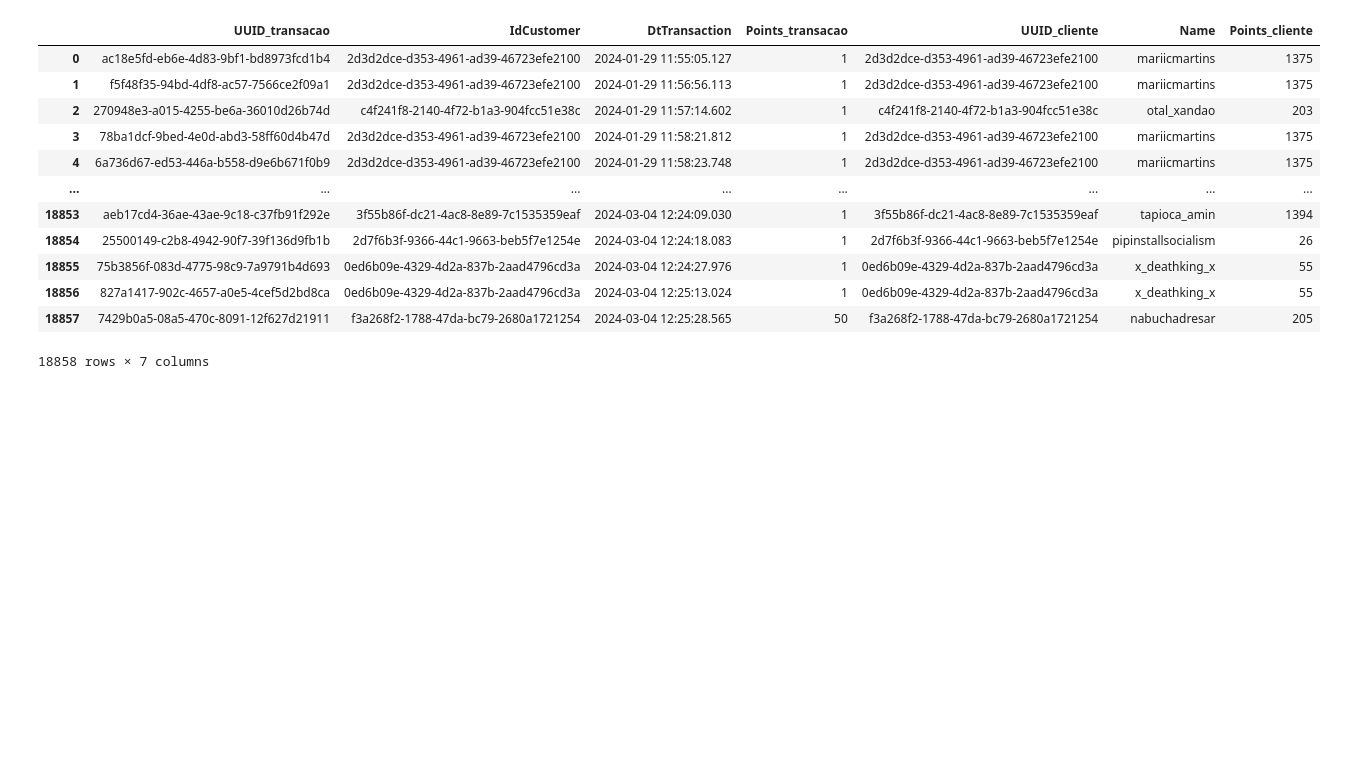
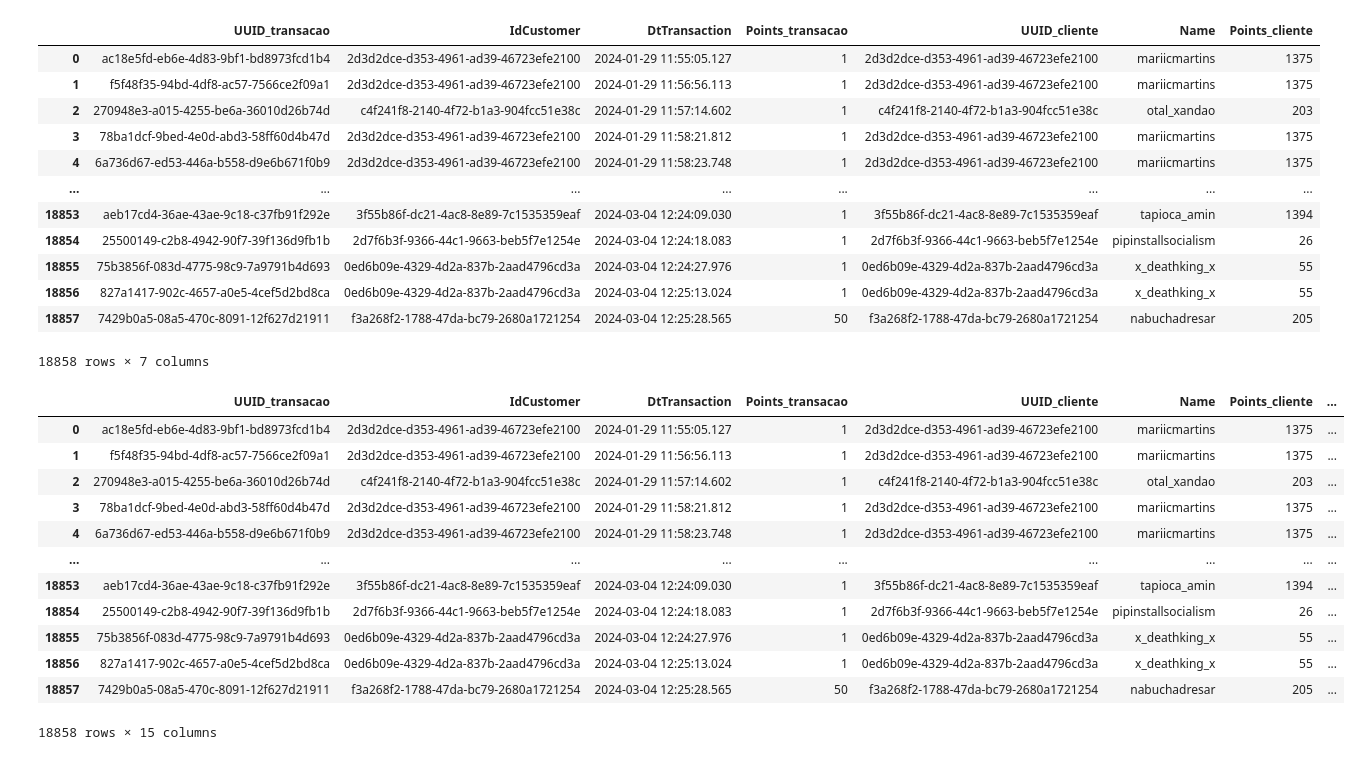
Before and after one commit to lcsigzs/Pandas, a Jupyter notebook: dia05/merge_2.ipynb, the cells around one changed output. Cells and saved outputs as stored; diff of their text form; code cells hidden in the pictures; blank space fills up the shorter version.

```diff
--- a/dia05/merge_2.ipynb
+++ b/dia05/merge_2.ipynb
@@ -34,3 +34,6 @@ df_transactions
 | 23500 | 7429b0a5-08a5-470c-8091-12f627d21911 | f3a268f2-1788-47da-bc79-2680a1721254 | 2024-03-04 12:25:28.565 | 50 |
 | 23501 | 07d25502-18a9-4107-b4af-9b5ba8b5a46d | 5f8fcbe0-6014-43f8-8b83-38cf2f4887b3 | 2024-03-04 12:26:03.369 | 1 |
 23502 rows × 4 columns
+# %%
+df_transactions_product = pd.read_parquet("../data/transactions_cart.parquet")
+df_transactions_product
@@ -37,10 +54,11 @@ df_transactions
 # %%
-df_transactions.merge(df_customers,
+df_join = df_transactions.merge(df_customers,
                       how="inner",
                       left_on="IdCustomer",
                       right_on="UUID",
                       suffixes=('_transacao', '_cliente'),
                      )
+df_join
 # %% [output]
 |  | UUID_transacao | IdCustomer | DtTransaction | Points_transacao | UUID_cliente | Name | Points_cliente |
 | 0 | ac18e5fd-eb6e-4d83-9bf1-bd8973fcd1b4 | 2d3d2dce-d353-4961-ad39-46723efe2100 | 2024-01-29 11:55:05.127 | 1 | 2d3d2dce-d353-4961-ad39-46723efe2100 | mariicmartins | 1375 |
@@ -55,3 +73,24 @@ df_transactions.merge(df_customers,
 | 18856 | 827a1417-902c-4657-a0e5-4cef5d2bd8ca | 0ed6b09e-4329-4d2a-837b-2aad4796cd3a | 2024-03-04 12:25:13.024 | 1 | 0ed6b09e-4329-4d2a-837b-2aad4796cd3a | x_deathking_x | 55 |
 | 18857 | 7429b0a5-08a5-470c-8091-12f627d21911 | f3a268f2-1788-47da-bc79-2680a1721254 | 2024-03-04 12:25:28.565 | 50 | f3a268f2-1788-47da-bc79-2680a1721254 | nabuchadresar | 205 |
 18858 rows × 7 columns
+# %%
+df_join = df_join.merge(df_transactions_product,
+              how = "inner",
+              left_on = "UUID_transacao",
+              right_on = "IdTransaction",
+             )
+df_join
+# %% [output]
+|  | UUID_transacao | IdCustomer | DtTransaction | Points_transacao | UUID_cliente | Name | Points_cliente | ... |
+| 0 | ac18e5fd-eb6e-4d83-9bf1-bd8973fcd1b4 | 2d3d2dce-d353-4961-ad39-46723efe2100 | 2024-01-29 11:55:05.127 | 1 | 2d3d2dce-d353-4961-ad39-46723efe2100 | mariicmartins | 1375 | ... |
+| 1 | f5f48f35-94bd-4df8-ac57-7566ce2f09a1 | 2d3d2dce-d353-4961-ad39-46723efe2100 | 2024-01-29 11:56:56.113 | 1 | 2d3d2dce-d353-4961-ad39-46723efe2100 | mariicmartins | 1375 | ... |
+| 2 | 270948e3-a015-4255-be6a-36010d26b74d | c4f241f8-2140-4f72-b1a3-904fcc51e38c | 2024-01-29 11:57:14.602 | 1 | c4f241f8-2140-4f72-b1a3-904fcc51e38c | otal_xandao | 203 | ... |
+| 3 | 78ba1dcf-9bed-4e0d-abd3-58ff60d4b47d | 2d3d2dce-d353-4961-ad39-46723efe2100 | 2024-01-29 11:58:21.812 | 1 | 2d3d2dce-d353-4961-ad39-46723efe2100 | mariicmartins | 1375 | ... |
+| 4 | 6a736d67-ed53-446a-b558-d9e6b671f0b9 | 2d3d2dce-d353-4961-ad39-46723efe2100 | 2024-01-29 11:58:23.748 | 1 | 2d3d2dce-d353-4961-ad39-46723efe2100 | mariicmartins | 1375 | ... |
+| ... | ... | ... | ... | ... | ... | ... | ... | ... |
+| 18853 | aeb17cd4-36ae-43ae-9c18-c37fb91f292e | 3f55b86f-dc21-4ac8-8e89-7c1535359eaf | 2024-03-04 12:24:09.030 | 1 | 3f55b86f-dc21-4ac8-8e89-7c1535359eaf | tapioca_amin | 1394 | ... |
+| 18854 | 25500149-c2b8-4942-90f7-39f136d9fb1b | 2d7f6b3f-9366-44c1-9663-beb5f7e1254e | 2024-03-04 12:24:18.083 | 1 | 2d7f6b3f-9366-44c1-9663-beb5f7e1254e | pipinstallsocialism | 26 | ... |
+| 18855 | 75b3856f-083d-4775-98c9-7a9791b4d693 | 0ed6b09e-4329-4d2a-837b-2aad4796cd3a | 2024-03-04 12:24:27.976 | 1 | 0ed6b09e-4329-4d2a-837b-2aad4796cd3a | x_deathking_x | 55 | ... |
+| 18856 | 827a1417-902c-4657-a0e5-4cef5d2bd8ca | 0ed6b09e-4329-4d2a-837b-2aad4796cd3a | 2024-03-04 12:25:13.024 | 1 | 0ed6b09e-4329-4d2a-837b-2aad4796cd3a | x_deathking_x | 55 | ... |
+| 18857 | 7429b0a5-08a5-470c-8091-12f627d21911 | f3a268f2-1788-47da-bc79-2680a1721254 | 2024-03-04 12:25:28.565 | 50 | f3a268f2-1788-47da-bc79-2680a1721254 | nabuchadresar | 205 | ... |
+18858 rows × 15 columns
```
Also changed, not shown: parts of 1 cell of this notebook, 6 other files.
